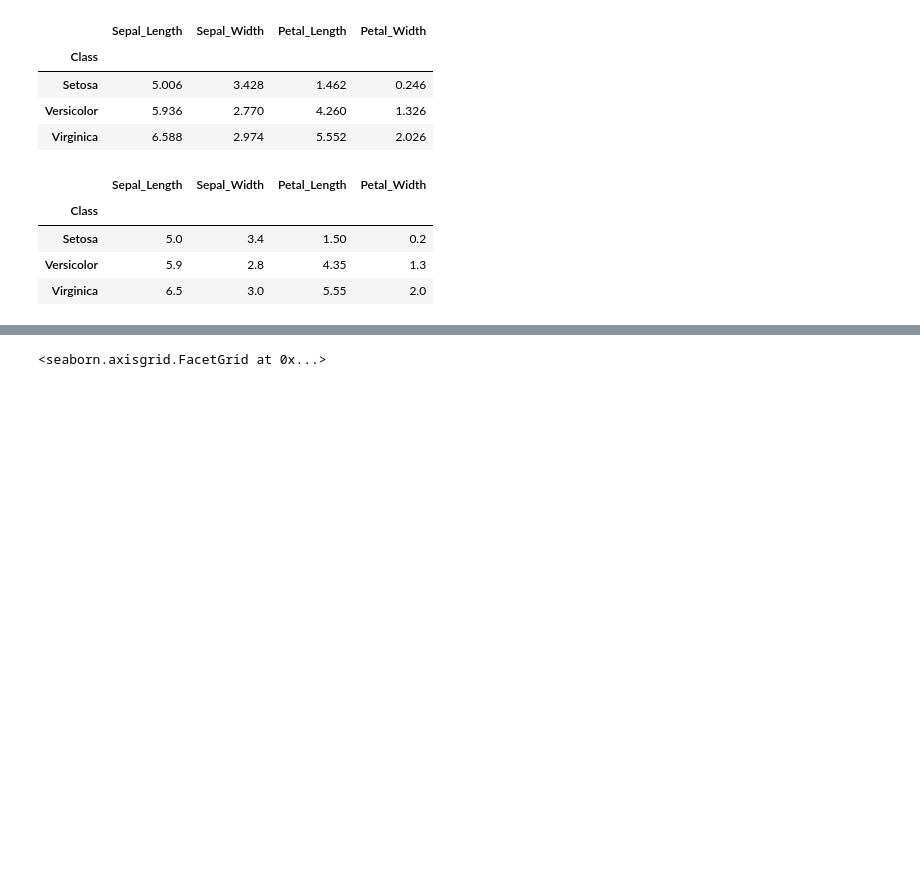
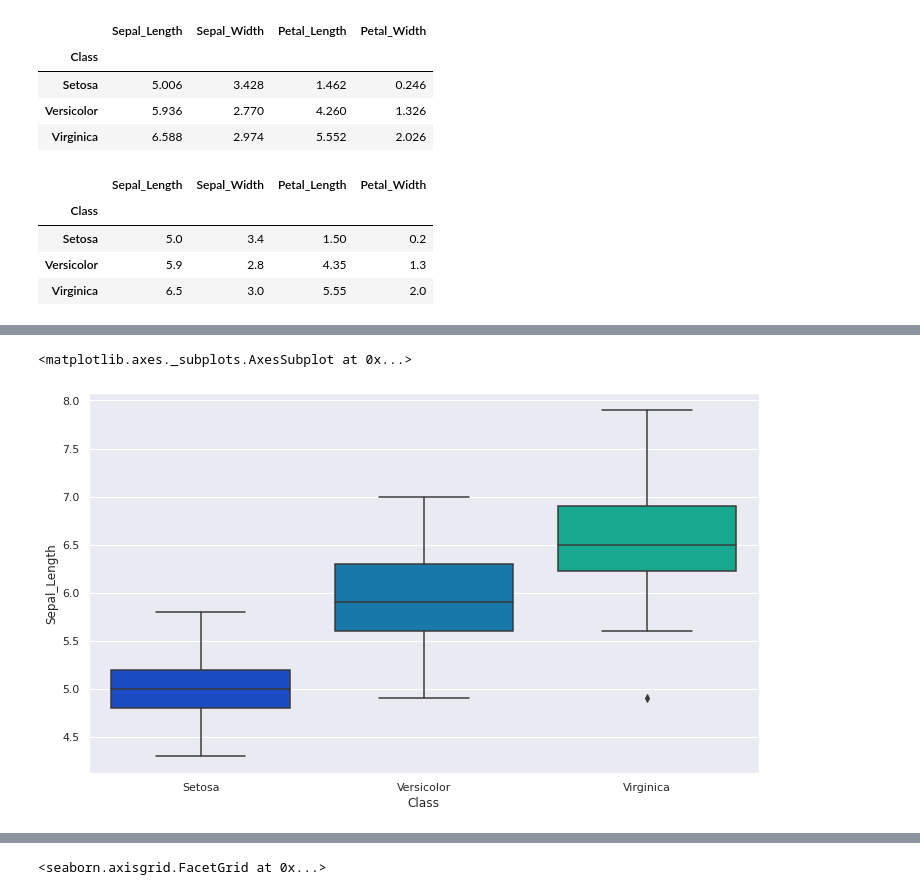
Before and after one commit to lophiraalata/data-analytics-micro-credential, a Jupyter notebook: IH_InClass_LabAssignment.ipynb, the cells around one changed output, grey strips where cells are left out. Saved outputs shown, nothing was run; the diff lists cells and outputs as text; code cells hidden in the pictures; blank space fills up the shorter version.

```diff
--- a/IH_InClass_LabAssignment.ipynb
+++ b/IH_InClass_LabAssignment.ipynb
@@ -275,2 +304,11 @@ df.groupby(['Class']).median()
+# %%
+# this boxplot shows sepal width by class, showing each of the 3 categories of iris
+# we can see
+
+plt.figure(figsize=(12,7))
+sns.boxplot(x='Class', y='Sepal_Length', data=df, palette='winter')
+# %% [output]
+<matplotlib.axes._subplots.AxesSubplot at 0x...>
+[figure, added]
 # %%
 df2 = df['Class']
```
Also changed, not shown: parts of 39 cells of this notebook.
